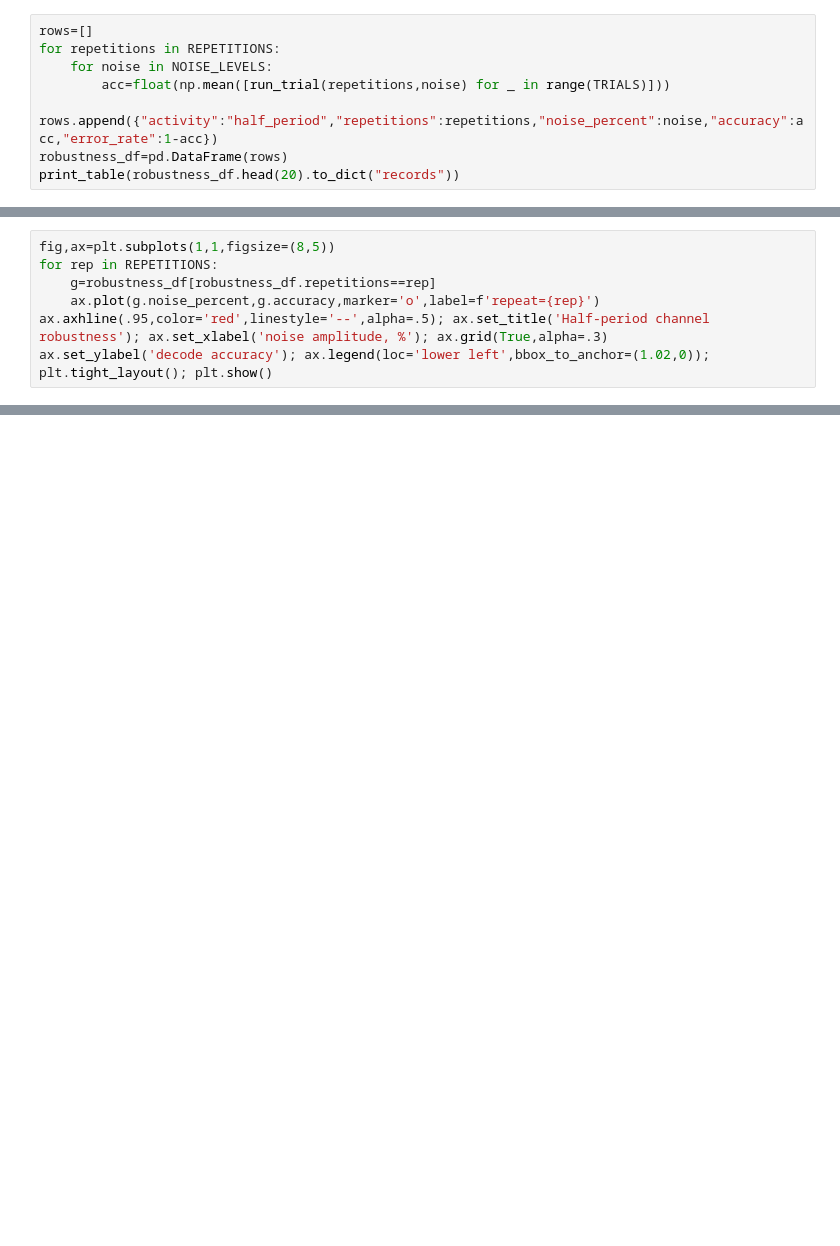
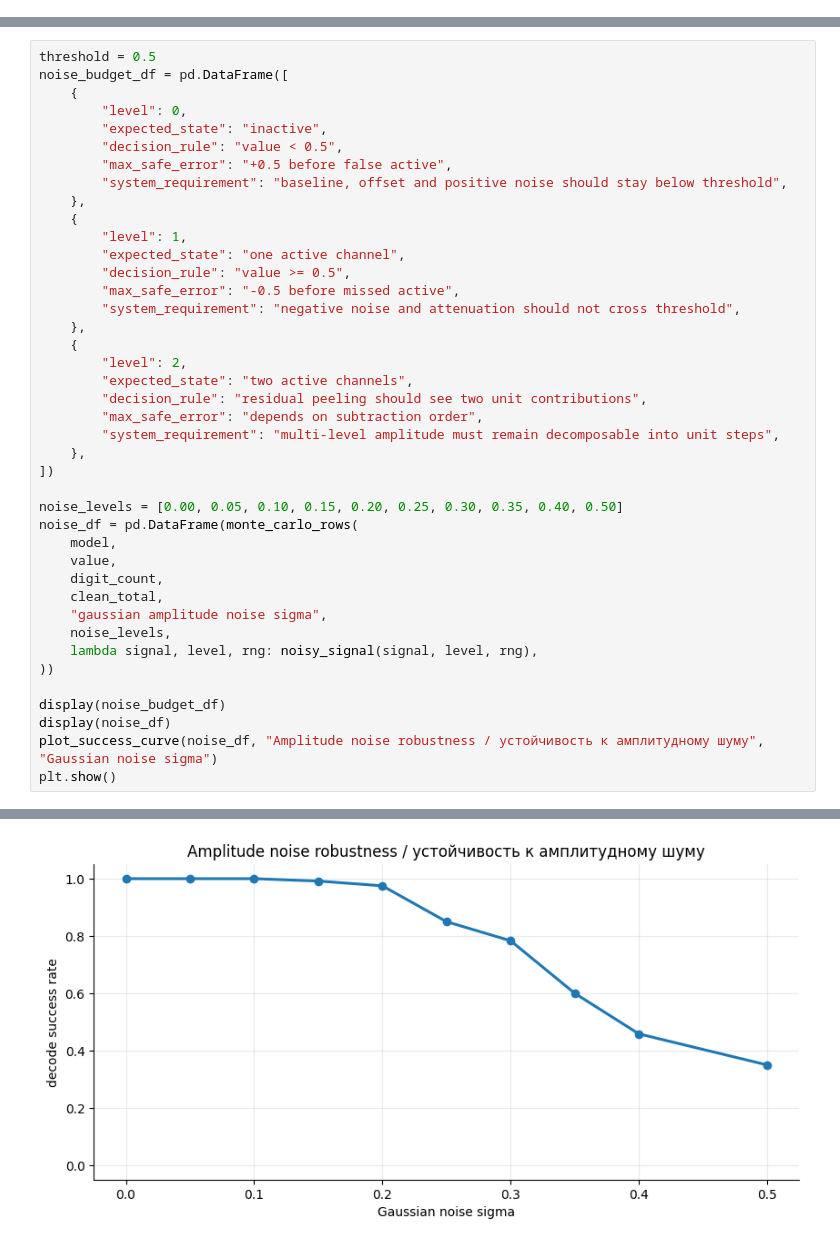
Before and after one commit to powerlife000/snn_framework, a Jupyter notebook: experiments/fractal_number_robustness_experiment.ipynb, the cells around one changed output, grey strips where cells are left out. Cells and saved outputs as stored; diff of their text form; blank space fills up the shorter version.

```diff
--- a/experiments/fractal_number_robustness_experiment.ipynb
+++ b/experiments/fractal_number_robustness_experiment.ipynb
@@ -64,8 +0,0 @@ def run_trial(repetitions,noise_percent):
-# %%
-rows=[]
-for repetitions in REPETITIONS:
-    for noise in NOISE_LEVELS:
-        acc=float(np.mean([run_trial(repetitions,noise) for _ in range(TRIALS)]))
-        rows.append({"activity":"half_period","repetitions":repetitions,"noise_percent":noise,"accuracy":acc,"error_rate":1-acc})
-robustness_df=pd.DataFrame(rows)
-print_table(robustness_df.head(20).to_dict("records"))
@@ -106,7 +0,0 @@ half_period | 16          | 50
-# %%
-fig,ax=plt.subplots(1,1,figsize=(8,5))
-for rep in REPETITIONS:
-    g=robustness_df[robustness_df.repetitions==rep]
-    ax.plot(g.noise_percent,g.accuracy,marker='o',label=f'repeat={rep}')
-ax.axhline(.95,color='red',linestyle='--',alpha=.5); ax.set_title('Half-period channel robustness'); ax.set_xlabel('noise amplitude, %'); ax.grid(True,alpha=.3)
-ax.set_ylabel('decode accuracy'); ax.legend(loc='lower left',bbox_to_anchor=(1.02,0)); plt.tight_layout(); plt.show()
@@ -121,0 +240,42 @@ plt.xlabel('noise amplitude, %'); plt.ylabel('repetitions'); plt.title('Robustne
+# %%
+threshold = 0.5
+noise_budget_df = pd.DataFrame([
+    {
+        "level": 0,
+        "expected_state": "inactive",
+        "decision_rule": "value < 0.5",
+        "max_safe_error": "+0.5 before false active",
+        "system_requirement": "baseline, offset and positive noise should stay below threshold",
+    },
+    {
+        "level": 1,
+        "expected_state": "one active channel",
+        "decision_rule": "value >= 0.5",
+        "max_safe_error": "-0.5 before missed active",
+        "system_requirement": "negative noise and attenuation should not cross threshold",
+    },
+    {
+        "level": 2,
+        "expected_state": "two active channels",
+        "decision_rule": "residual peeling should see two unit contributions",
+        "max_safe_error": "depends on subtraction order",
+        "system_requirement": "multi-level amplitude must remain decomposable into unit steps",
+    },
+])
+
+noise_levels = [0.00, 0.05, 0.10, 0.15, 0.20, 0.25, 0.30, 0.35, 0.40, 0.50]
+noise_df = pd.DataFrame(monte_carlo_rows(
+    model,
+    value,
+    digit_count,
+    clean_total,
+    "gaussian amplitude noise sigma",
+    noise_levels,
+    lambda signal, level, rng: noisy_signal(signal, level, rng),
+))
+
+display(noise_budget_df)
+display(noise_df)
+plot_success_curve(noise_df, "Amplitude noise robustness / устойчивость к амплитудному шуму", "Gaussian noise sigma")
+plt.show()
+# %% [output]
@@ -121,0 +297 @@ plt.xlabel('noise amplitude, %'); plt.ylabel('repetitions'); plt.title('Robustne
+[figure, added]
```
Also changed, not shown: parts of 27 cells of this notebook, 33 other files.
